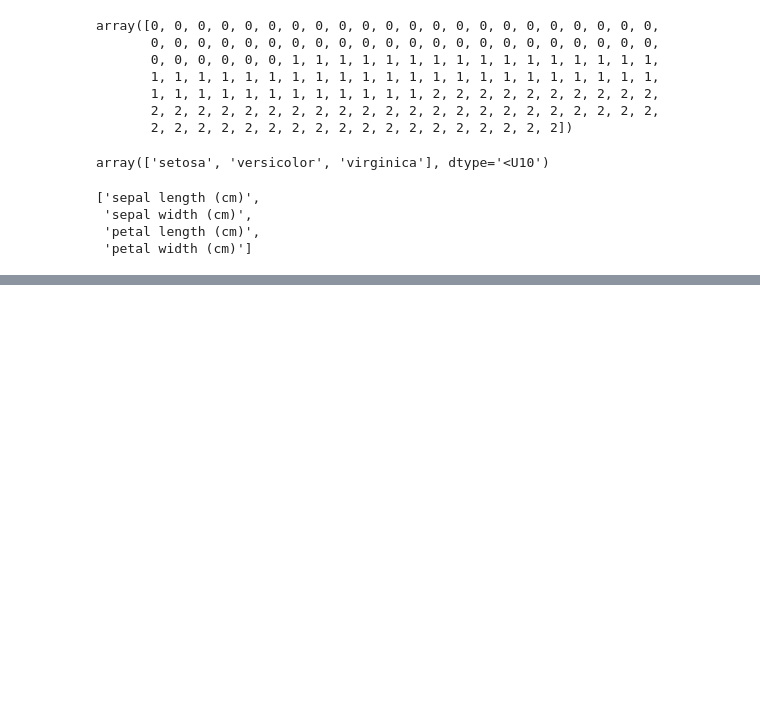
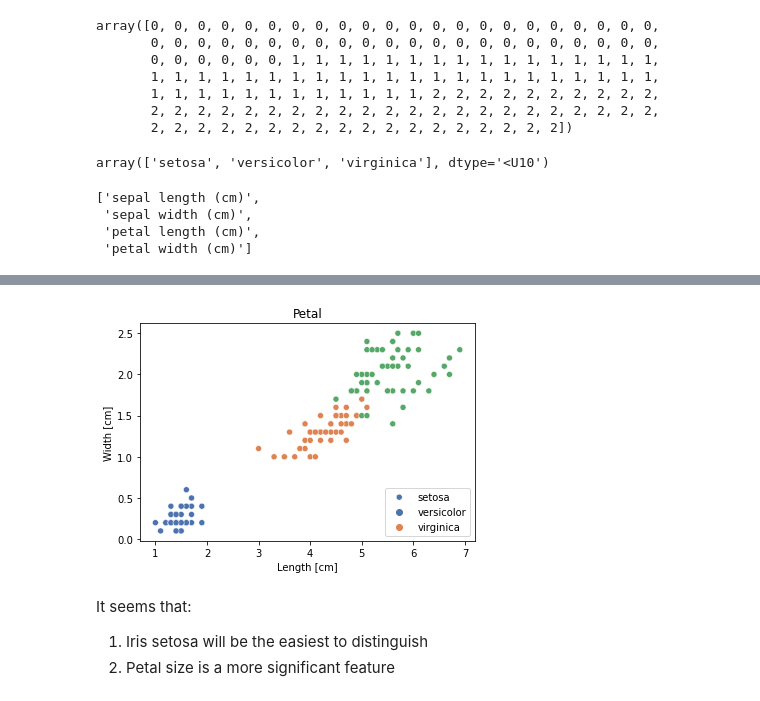
Before and after one commit to gosia-b/iris-classification, a Jupyter notebook: iris.ipynb, the cells around one changed output, grey strips where cells are left out. Drawn from its saved outputs; the diff is of its cells as text; code cells hidden in the pictures; blank space fills up the shorter version.

```diff
--- a/iris.ipynb
+++ b/iris.ipynb
@@ -55,0 +78,11 @@ feature_names
+# %%
+sns.scatterplot(x=X[:,2], y=X[:,3], hue=y, palette='deep').set(
+    title='Petal', xlabel='Length [cm]', ylabel='Width [cm]')
+plt.legend(labels=classes, loc='lower right')
+plt.show()
+# %% [output]
+[figure, added]
+# %% [markdown]
+It seems that:
+1. Iris setosa will be the easiest to distinguish
+2. Petal size is a more significant feature
```
Also changed, not shown: parts of 5 cells of this notebook, 2 other files.
